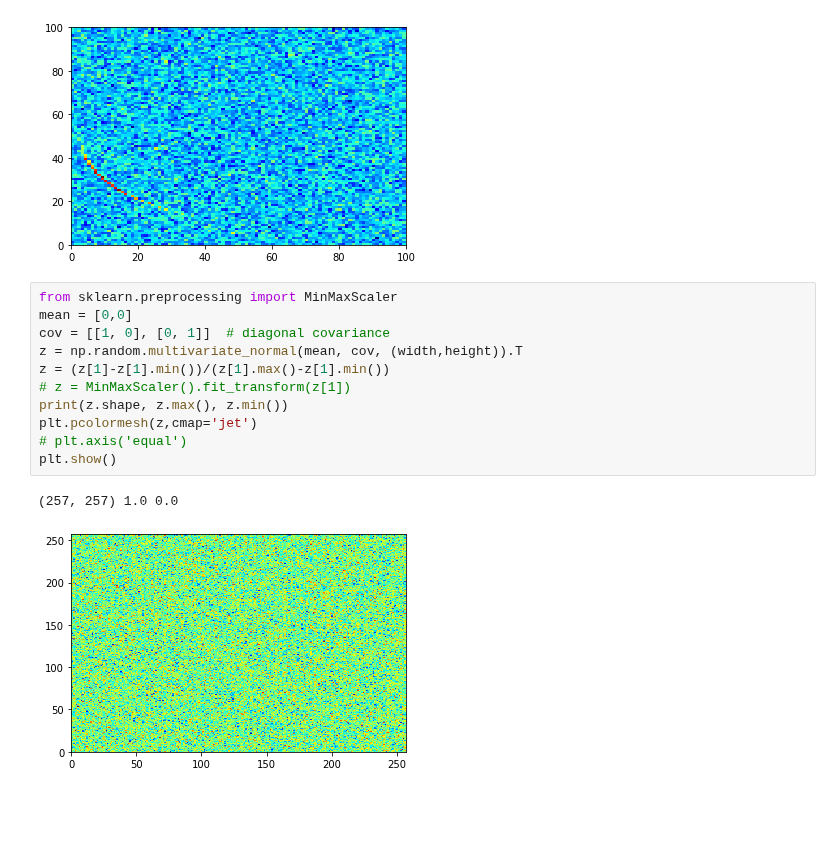
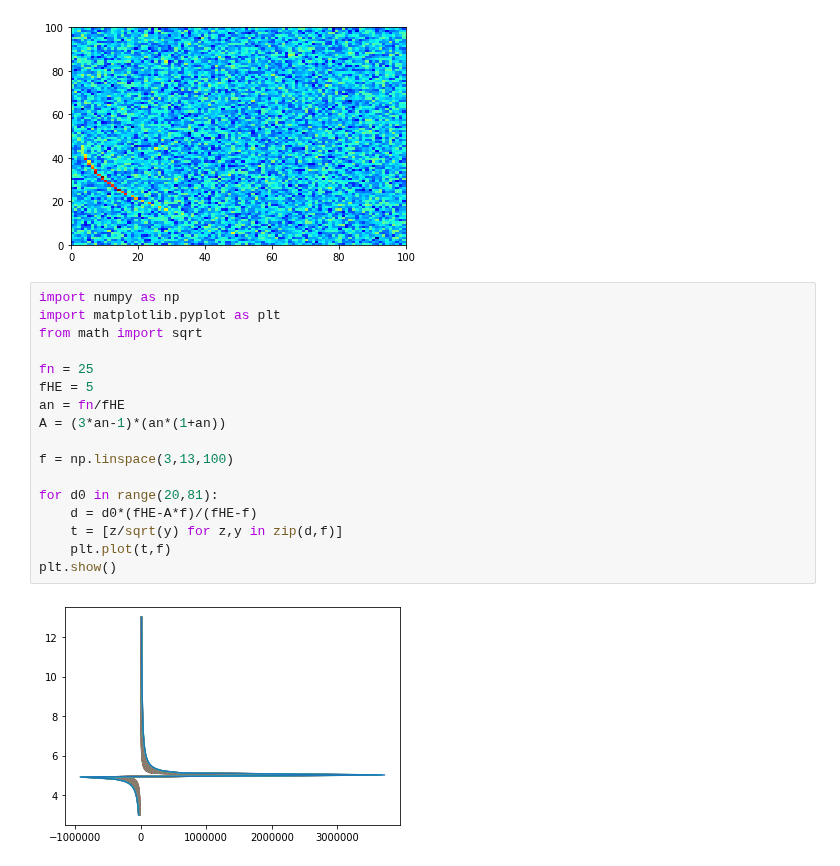
Before and after one commit to Kojey/MSc-whistler-waves-detector, a Jupyter notebook: ipy/experiments/estimator/sim_data.ipynb, the cells around one changed output. Saved outputs shown, nothing was run; the diff lists cells and outputs as text; blank space fills up the shorter version.

```diff
--- a/ipy/experiments/estimator/sim_data.ipynb
+++ b/ipy/experiments/estimator/sim_data.ipynb
@@ -331,17 +325,22 @@ plt.show()
 [figure]
 [figure]
 [figure]
-# %%
-from sklearn.preprocessing import MinMaxScaler
-mean = [0,0]
-cov = [[1, 0], [0, 1]]  # diagonal covariance
-z = np.random.multivariate_normal(mean, cov, (width,height)).T
-z = (z[1]-z[1].min())/(z[1].max()-z[1].min())
-# z = MinMaxScaler().fit_transform(z[1])
-print(z.shape, z.max(), z.min())
-plt.pcolormesh(z,cmap='jet')
-# plt.axis('equal')
-plt.show()
-# %% [output]
-(257, 257) 1.0 0.0
-[figure, removed]
+# %%
+import numpy as np
+import matplotlib.pyplot as plt
+from math import sqrt
+
+fn = 25
+fHE = 5
+an = fn/fHE
+A = (3*an-1)*(an*(1+an))
+
+f = np.linspace(3,13,100)
+
+for d0 in range(20,81):
+    d = d0*(fHE-A*f)/(fHE-f)
+    t = [z/sqrt(y) for z,y in zip(d,f)]
+    plt.plot(t,f)
+plt.show()
+# %% [output]
+[figure, added]
```
Also changed, not shown: parts of 4 cells of this notebook, 2 other files.
